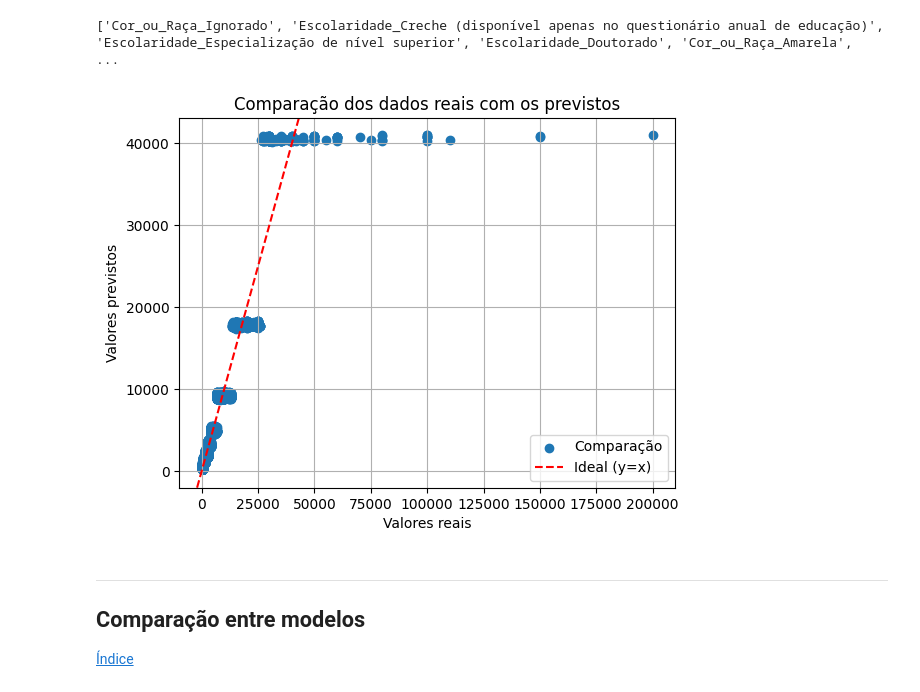
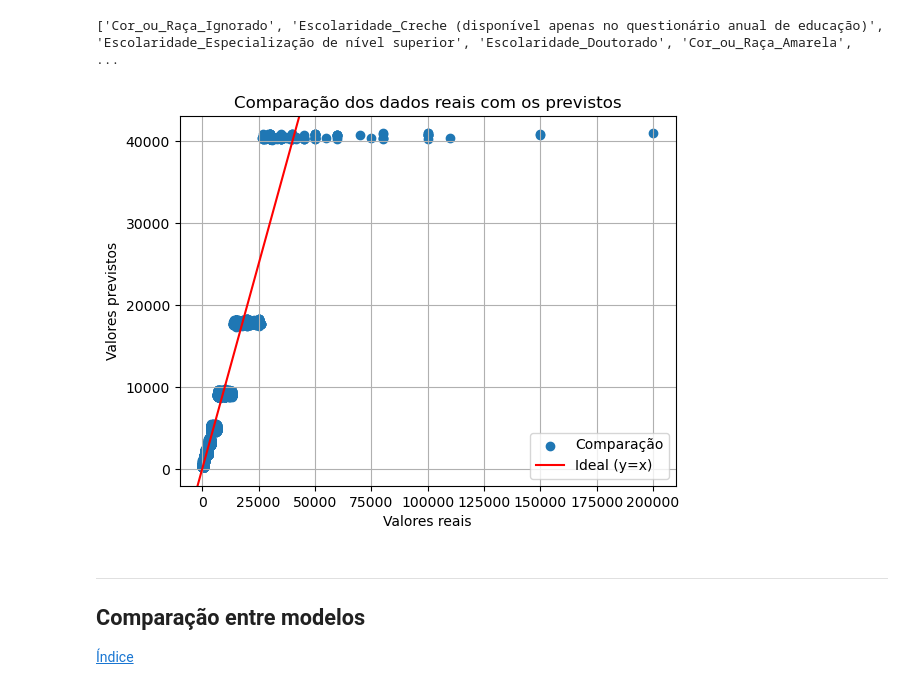
Before and after one commit to jlbrasileiro/Projeto-3---Ci-ncia-dos-Dados---2024.2, a Jupyter notebook: compilando_projetos.ipynb, the cells around one changed output. Cells and saved outputs as stored; diff of their text form; code cells hidden in the pictures.

```diff
--- a/compilando_projetos.ipynb
+++ b/compilando_projetos.ipynb
@@ -324,14 +346,14 @@ modelo_ols_teste = sm.OLS(y_test, x_test).fit()
 y_teste_previsto = modelo_ols_teste.predict(x_test)
 # %%
 plt.scatter(y_test, y_teste_previsto, label='Comparação');
-plt.axline([0, 0], [1, 1], color="red", linestyle="--", label="Ideal (y=x)")
+plt.axline([0, 0], [1, 1], color="red", label="Ideal (y=x)")
 plt.legend()
 plt.title("Comparação dos dados reais com os previstos")
 plt.xlabel("Valores reais")
 plt.ylabel("Valores previstos")
 plt.grid()
 # %% [output]
-[figure, old version]
+[figure, new version]
 # %% [markdown]
 ___
 <div id="erros"></div>
```
Also changed, not shown: parts of 13 cells of this notebook.
